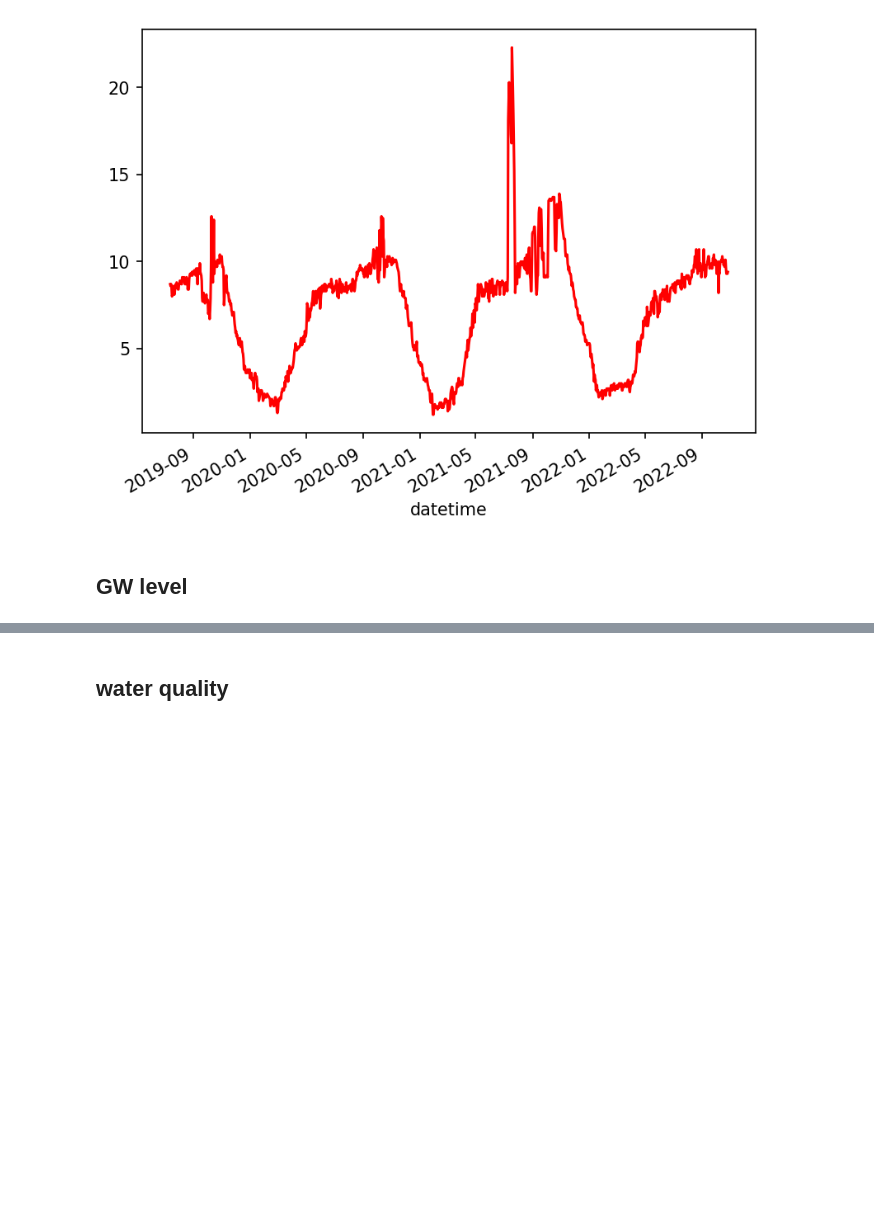
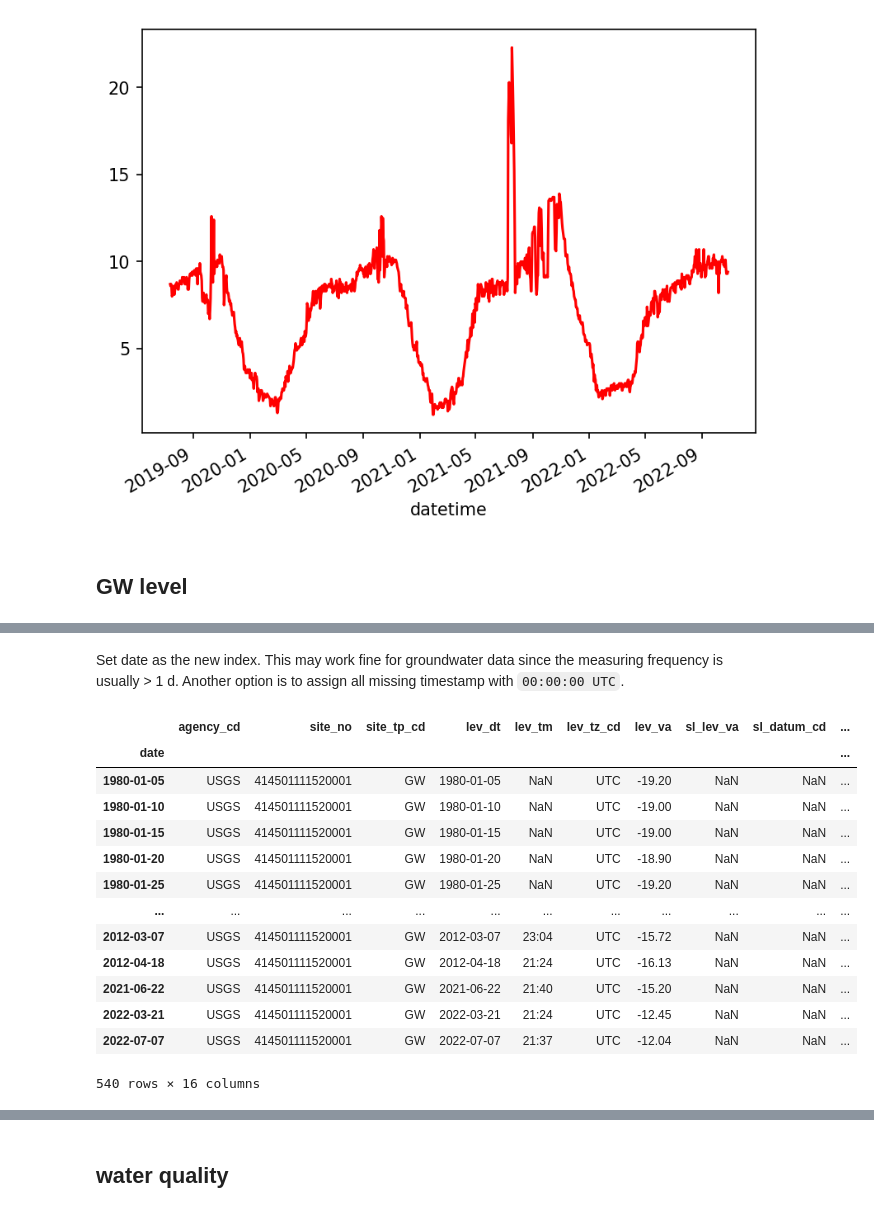
Before and after one commit to pinshuai/jupyter-for-geoscience, a Jupyter notebook: notebooks/USGS_NWIS_data_retrieval-Python.ipynb, the cells around one changed output, grey strips where cells are left out. Drawn from its saved outputs; the diff is of its cells as text; code cells hidden in the pictures; blank space fills up the shorter version.

```diff
--- a/notebooks/USGS_NWIS_data_retrieval-Python.ipynb
+++ b/notebooks/USGS_NWIS_data_retrieval-Python.ipynb
@@ -156,0 +189,2 @@ df.head()
+# %% [markdown]
+Set date as the new index. This may work fine for groundwater data since the measuring frequency is usually > 1 d. Another option is to assign all missing timestamp with `00:00:00 UTC`.
@@ -157,3 +194,20 @@ df.head()
+# %%
+df
+# %% [output]
+|  | agency_cd | site_no | site_tp_cd | lev_dt | lev_tm | lev_tz_cd | lev_va | sl_lev_va | sl_datum_cd | ... |
+| date |  |  |  |  |  |  |  |  |  | ... |
+| 1980-01-05 | USGS | 414501111520001 | GW | 1980-01-05 | NaN | UTC | -19.20 | NaN | NaN | ... |
+| 1980-01-10 | USGS | 414501111520001 | GW | 1980-01-10 | NaN | UTC | -19.00 | NaN | NaN | ... |
+| 1980-01-15 | USGS | 414501111520001 | GW | 1980-01-15 | NaN | UTC | -19.00 | NaN | NaN | ... |
+| 1980-01-20 | USGS | 414501111520001 | GW | 1980-01-20 | NaN | UTC | -18.90 | NaN | NaN | ... |
+| 1980-01-25 | USGS | 414501111520001 | GW | 1980-01-25 | NaN | UTC | -19.20 | NaN | NaN | ... |
+| ... | ... | ... | ... | ... | ... | ... | ... | ... | ... | ... |
+| 2012-03-07 | USGS | 414501111520001 | GW | 2012-03-07 | 23:04 | UTC | -15.72 | NaN | NaN | ... |
+| 2012-04-18 | USGS | 414501111520001 | GW | 2012-04-18 | 21:24 | UTC | -16.13 | NaN | NaN | ... |
+| 2021-06-22 | USGS | 414501111520001 | GW | 2021-06-22 | 21:40 | UTC | -15.20 | NaN | NaN | ... |
+| 2022-03-21 | USGS | 414501111520001 | GW | 2022-03-21 | 21:24 | UTC | -12.45 | NaN | NaN | ... |
+| 2022-07-07 | USGS | 414501111520001 | GW | 2022-07-07 | 21:37 | UTC | -12.04 | NaN | NaN | ... |
+540 rows × 16 columns
 # %%
 df[['lev_va']].plot(marker='o')
 # %% [output]
```
Also changed, not shown: parts of 19 cells of this notebook.
